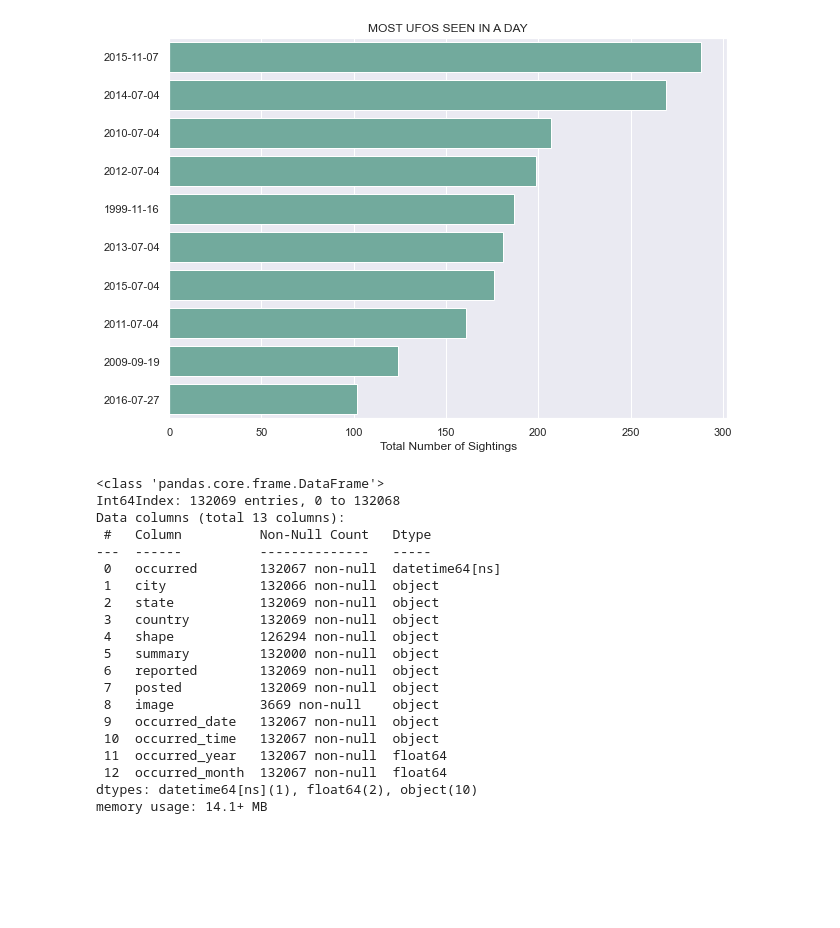
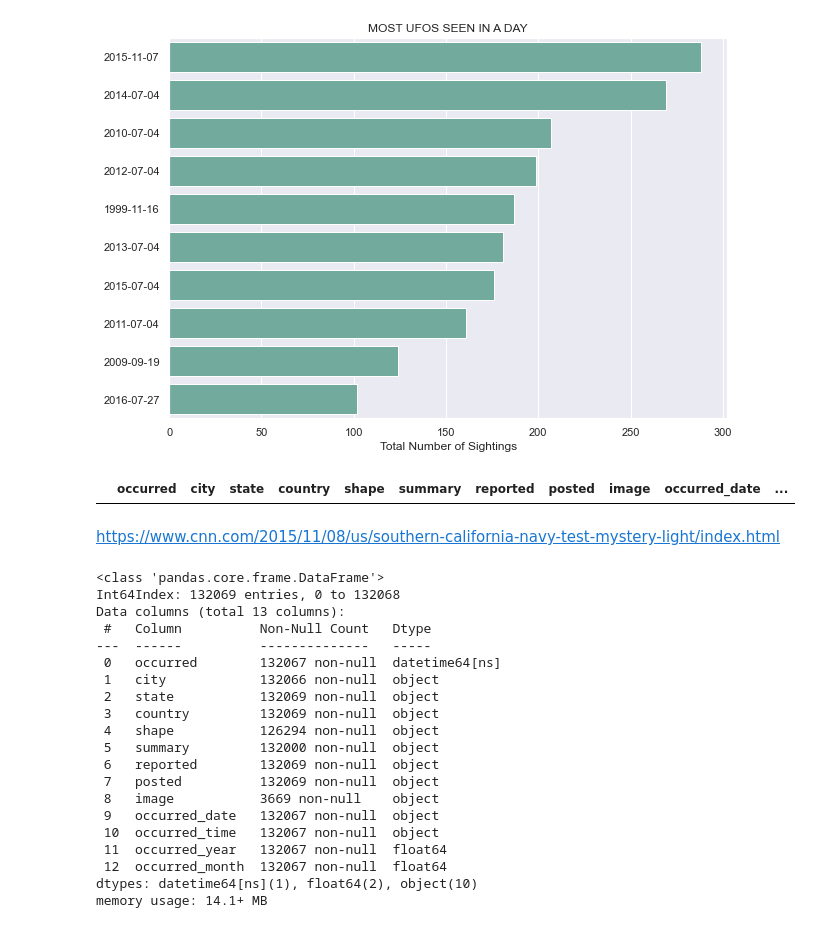
Before and after one commit to t-white-21/ufo-exploration, a Jupyter notebook: notebooks/ufo_times.ipynb, the cells around one changed output. Drawn from its saved outputs; the diff is of its cells as text; code cells hidden in the pictures; blank space fills up the shorter version.

```diff
--- a/notebooks/ufo_times.ipynb
+++ b/notebooks/ufo_times.ipynb
@@ -180,6 +162,14 @@ ax.set(ylabel=None);
 plt.savefig('MOST UFOS SEEN IN A DAY')
 # %% [output]
 [figure]
+# %%
+ufo_df[ufo_df['occurred_date'] == '2015-11-07']
+
+### why isn't this working??
+# %% [output]
+|  | occurred | city | state | country | shape | summary | reported | posted | image | occurred_date | ... |
+# %% [markdown]
+https://www.cnn.com/2015/11/08/us/southern-california-navy-test-mystery-light/index.html
 # %%
 ufo_df.info()
 # %% [output]
```
Also changed, not shown: parts of 5 cells of this notebook, 28 other files.
